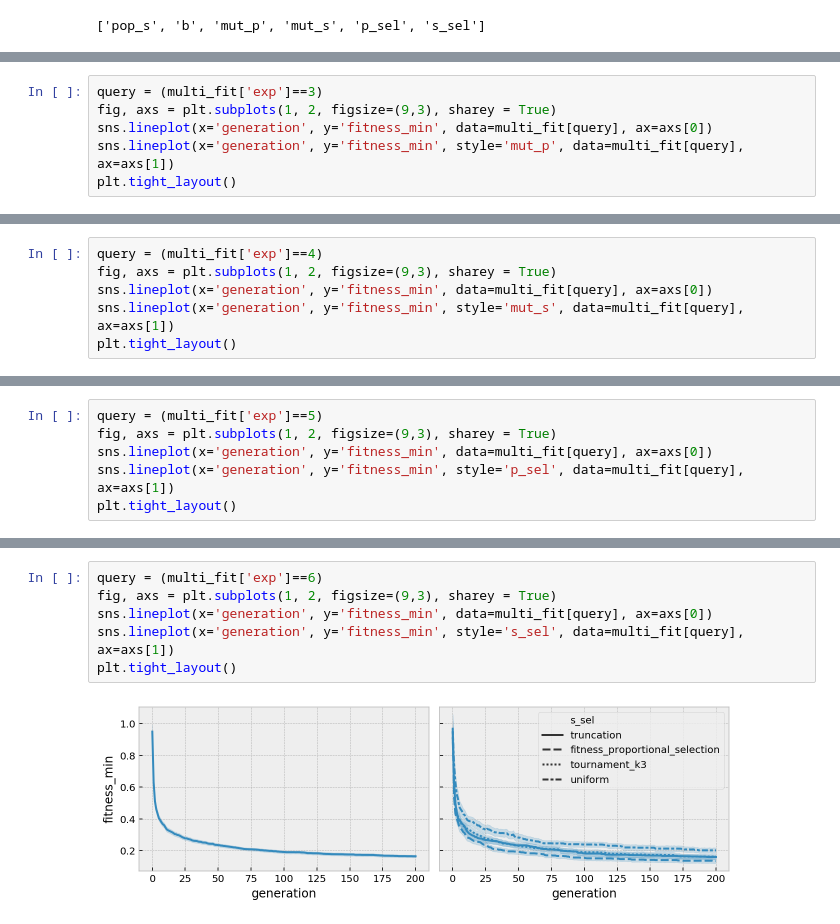
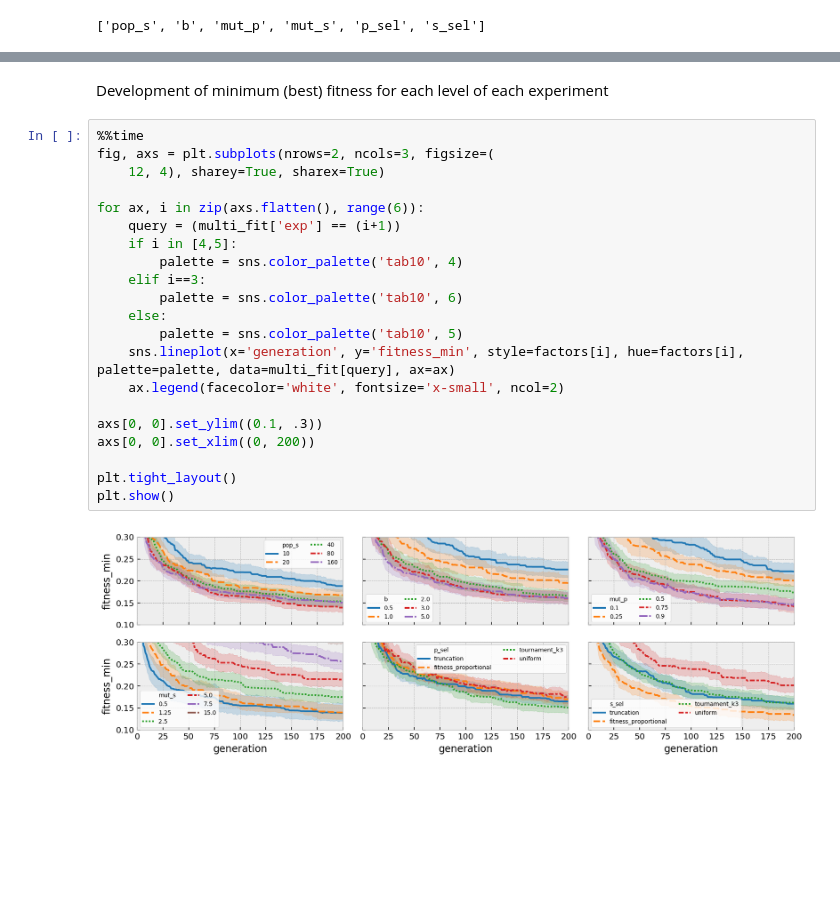
Before and after one commit to EloyRD/ThesisExp, a Jupyter notebook: EA_A_02_OFAT.ipynb, the cells around one changed output, grey strips where cells are left out. Cells and saved outputs as stored; diff of their text form; blank space fills up the shorter version.

```diff
--- a/EA_A_02_OFAT.ipynb
+++ b/EA_A_02_OFAT.ipynb
@@ -386,6 +423,0 @@ plt.tight_layout()
-# %%
-query = (multi_fit['exp']==3)
-fig, axs = plt.subplots(1, 2, figsize=(9,3), sharey = True)
-sns.lineplot(x='generation', y='fitness_min', data=multi_fit[query], ax=axs[0])
-sns.lineplot(x='generation', y='fitness_min', style='mut_p', data=multi_fit[query], ax=axs[1])
-plt.tight_layout()
@@ -394,6 +423,0 @@ plt.tight_layout()
-# %%
-query = (multi_fit['exp']==4)
-fig, axs = plt.subplots(1, 2, figsize=(9,3), sharey = True)
-sns.lineplot(x='generation', y='fitness_min', data=multi_fit[query], ax=axs[0])
-sns.lineplot(x='generation', y='fitness_min', style='mut_s', data=multi_fit[query], ax=axs[1])
-plt.tight_layout()
@@ -402,6 +423,0 @@ plt.tight_layout()
-# %%
-query = (multi_fit['exp']==5)
-fig, axs = plt.subplots(1, 2, figsize=(9,3), sharey = True)
-sns.lineplot(x='generation', y='fitness_min', data=multi_fit[query], ax=axs[0])
-sns.lineplot(x='generation', y='fitness_min', style='p_sel', data=multi_fit[query], ax=axs[1])
-plt.tight_layout()
@@ -410,8 +424,25 @@ plt.tight_layout()
-# %%
-query = (multi_fit['exp']==6)
-fig, axs = plt.subplots(1, 2, figsize=(9,3), sharey = True)
-sns.lineplot(x='generation', y='fitness_min', data=multi_fit[query], ax=axs[0])
-sns.lineplot(x='generation', y='fitness_min', style='s_sel', data=multi_fit[query], ax=axs[1])
-plt.tight_layout()
-# %% [output]
-[figure, removed]
+# %% [markdown]
+Development of minimum (best) fitness for each level of each experiment
+# %%
+%%time
+fig, axs = plt.subplots(nrows=2, ncols=3, figsize=(
+    12, 4), sharey=True, sharex=True)
+
+for ax, i in zip(axs.flatten(), range(6)):
+    query = (multi_fit['exp'] == (i+1))
+    if i in [4,5]:
+        palette = sns.color_palette('tab10', 4)
+    elif i==3:
+        palette = sns.color_palette('tab10', 6)
+    else:
+        palette = sns.color_palette('tab10', 5)
+    sns.lineplot(x='generation', y='fitness_min', style=factors[i], hue=factors[i], palette=palette, data=multi_fit[query], ax=ax)
+    ax.legend(facecolor='white', fontsize='x-small', ncol=2)
+
+axs[0, 0].set_ylim((0.1, .3))
+axs[0, 0].set_xlim((0, 200))
+
+plt.tight_layout()
+plt.show()
+# %% [output]
+[figure, added]
```
Also changed, not shown: parts of 37 cells of this notebook, 17 other files.
